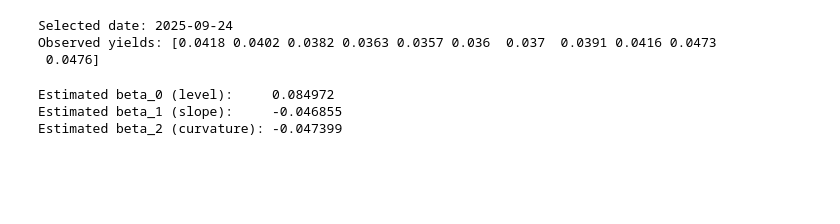
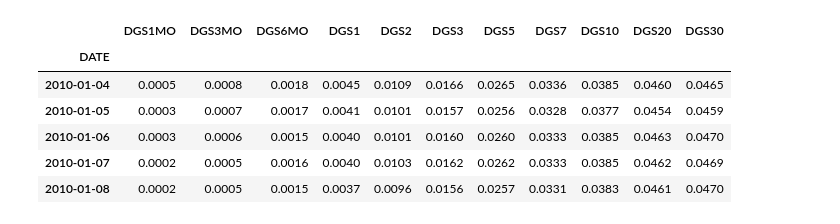
Before and after one commit to christopherojo/dynamic-nelson-siegel, a Jupyter notebook: dns.ipynb, the cells around one changed output. Cells and saved outputs as stored; diff of their text form; code cells hidden in the pictures; blank space fills up the shorter version.

```diff
--- a/dns.ipynb
+++ b/dns.ipynb
@@ -21,68 +22,19 @@ import datetime as dt
 import matplotlib.pyplot as plt
 # %%
-# Fetch the data
+# Load data
 df_yields = pd.read_csv("data/yields.csv", index_col=0, parse_dates=True).dropna()
+df_yields.index = pd.to_datetime(df_yields.index)
+df_yields = df_yields / 100.0  # convert percent to decimal
 
-# Format the data
-df_yields.index = pd.to_datetime(df_yields.index, format="%Y-%m-%d")
-df_yields = df_yields / 100.0
+# Maturities in years
+tau = np.array([1/12, 3/12, 6/12, 1, 2, 3, 5, 7, 10, 20, 30], dtype=float)
+
+df_yields.head()
+# %% [output]
+|  | DGS1MO | DGS3MO | DGS6MO | DGS1 | DGS2 | DGS3 | DGS5 | DGS7 | DGS10 | DGS20 | DGS30 |
+| DATE |  |  |  |  |  |  |  |  |  |  |  |
+| 2010-01-04 | 0.0005 | 0.0008 | 0.0018 | 0.0045 | 0.0109 | 0.0166 | 0.0265 | 0.0336 | 0.0385 | 0.0460 | 0.0465 |
+| 2010-01-05 | 0.0003 | 0.0007 | 0.0017 | 0.0041 | 0.0101 | 0.0157 | 0.0256 | 0.0328 | 0.0377 | 0.0454 | 0.0459 |
+| 2010-01-06 | 0.0003 | 0.0006 | 0.0015 | 0.0040 | 0.0101 | 0.0160 | 0.0260 | 0.0333 | 0.0385 | 0.0463 | 0.0470 |
+| 2010-01-07 | 0.0002 | 0.0005 | 0.0016 | 0.0040 | 0.0103 | 0.0162 | 0.0262 | 0.0333 | 0.0385 | 0.0462 | 0.0469 |
+| 2010-01-08 | 0.0002 | 0.0005 | 0.0015 | 0.0037 | 0.0096 | 0.0156 | 0.0257 | 0.0331 | 0.0383 | 0.0461 | 0.0470 |
-# %%
-# Select one date for cross-sectional fitting
-date = dt.datetime(2025, 9, 24)
-
-# Maturities in years
-tau = np.array([1/12, 3/12, 6/12, 1, 2, 3, 5, 7, 10, 20, 30], dtype=float)
-
-# Observed yields for the selected date
-yields = df_yields.loc[date].to_numpy()
-
-print("Selected date:", date.date())
-print("Observed yields:", yields)
-# %% [output]
-Selected date: 2025-09-24
-Observed yields: [0.0418 0.0402 0.0382 0.0363 0.0357 0.036  0.037  0.0391 0.0416 0.0473
- 0.0476]
-# %%
-def ns_loadings(tau, lbd):
-    """
-    Compute Nelson-Siegel factor loadings.
-
-    Parameters
-    ----------
-    tau : array-like
-        Maturities in years.
-    lbd : float
-        Decay parameter lambda.
-
-    Returns
-    -------
-    np.ndarray
-        Matrix with columns:
-        [level loading, slope loading, curvature loading]
-    """
-    tau = np.asarray(tau, dtype=float)
-
-    level = np.ones_like(tau)
-    slope = (1 - np.exp(-lbd * tau)) / (lbd * tau)
-    curvature = slope - np.exp(-lbd * tau)
-
-    return np.column_stack([level, slope, curvature])
-
-# Fixed lambda as in Diebold and Li (2006)
-lbd = 0.0609
-
-# Loading matrix
-L = ns_loadings(tau, lbd)
-
-# Estimate beta via least squares
-beta, residuals, rank, s = np.linalg.lstsq(L, yields, rcond=None)
-
-beta_0, beta_1, beta_2 = beta
-
-print(f"Estimated beta_0 (level):     {beta_0:.6f}")
-print(f"Estimated beta_1 (slope):     {beta_1:.6f}")
-print(f"Estimated beta_2 (curvature): {beta_2:.6f}")
-# %% [output]
-Estimated beta_0 (level):     0.084972
-Estimated beta_1 (slope):     -0.046855
-Estimated beta_2 (curvature): -0.047399
```
Also changed, not shown: parts of 13 cells of this notebook, 1 other file.
